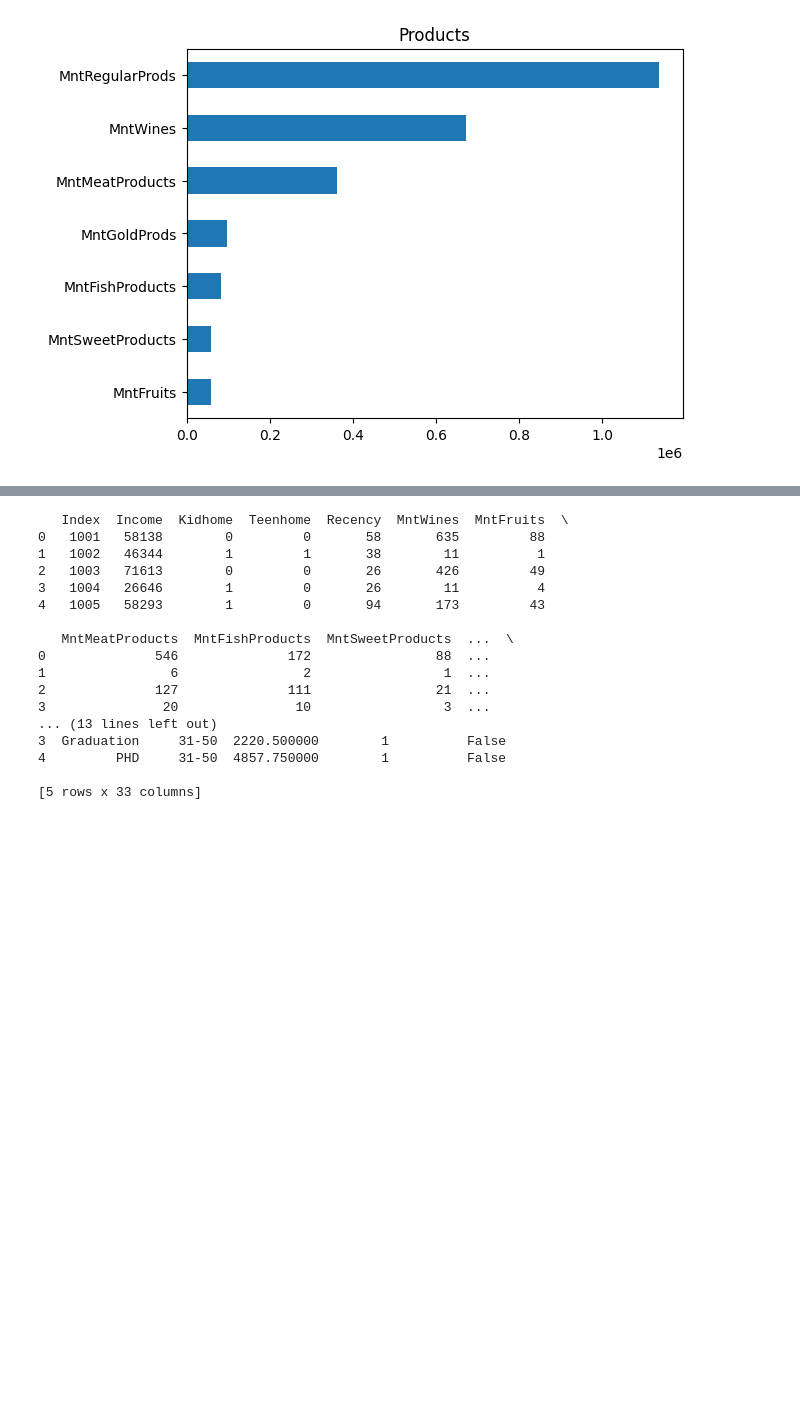
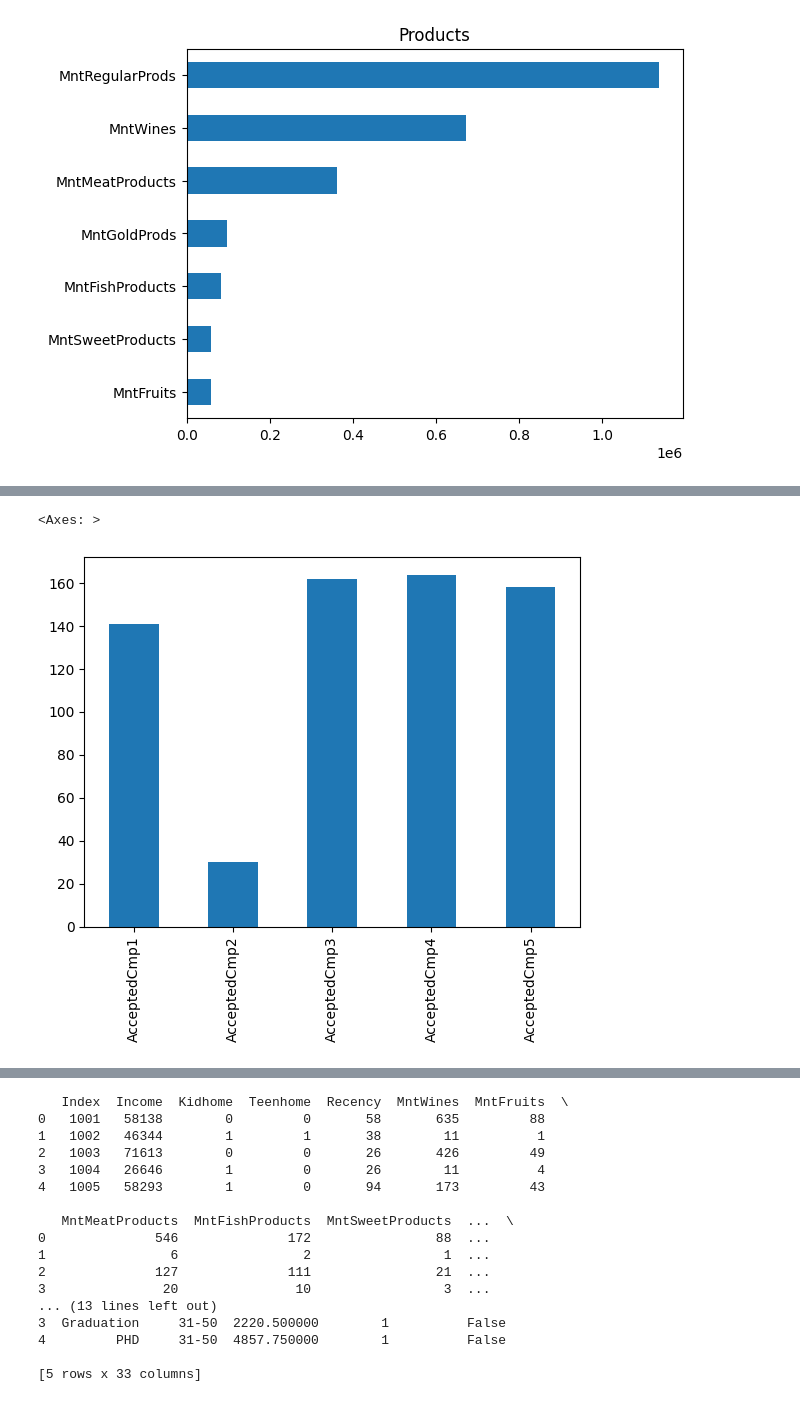
Before and after one commit to evertonenrico/Ifood_Insights, a Jupyter notebook: Ifood_Dataset/Import_DataSet_Ifood.ipynb, the cells around one changed output, grey strips where cells are left out. Saved outputs shown, nothing was run; the diff lists cells and outputs as text; code cells hidden in the pictures; blank space fills up the shorter version.

```diff
--- a/Ifood_Dataset/Import_DataSet_Ifood.ipynb
+++ b/Ifood_Dataset/Import_DataSet_Ifood.ipynb
@@ -400,0 +421,5 @@ df.iloc[:,5:12].sum().sort_values().plot(kind = 'barh' , title="Products" )
+# %%
+df.iloc[:,18:23].sum().plot(kind = 'bar')
+# %% [output]
+<Axes: >
+[figure, added]
```
Also changed, not shown: parts of 6 cells of this notebook, 12 other files.
